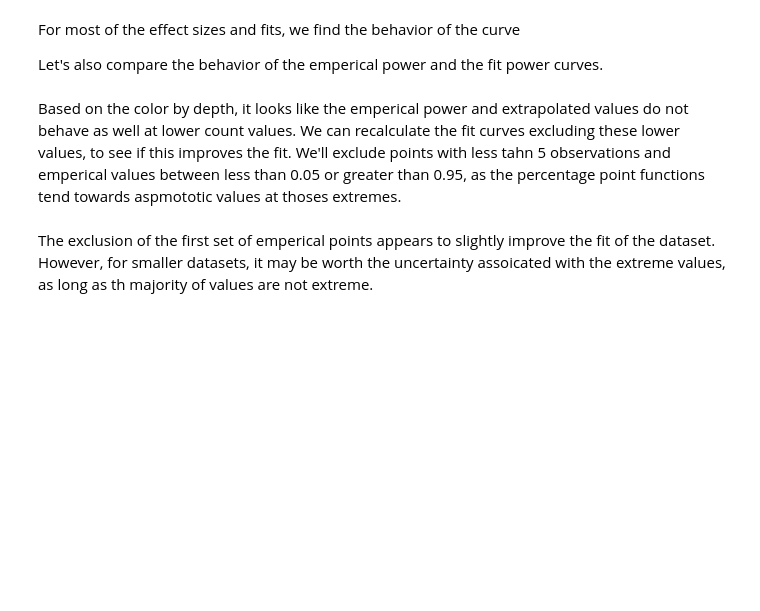
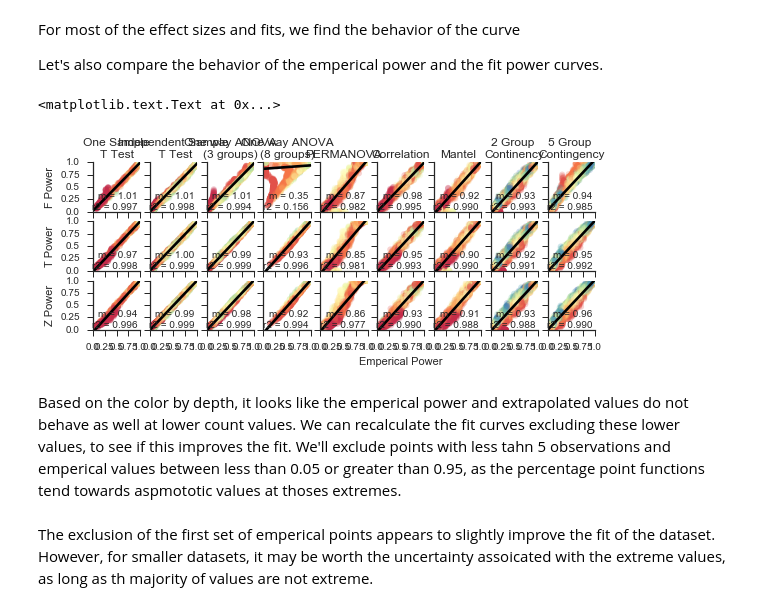
Before and after one commit to JWDebelius/monte_carlo_power, a Jupyter notebook: ipynb/4-Comparisons of Power Calculations.ipynb, the cells around one changed output. Drawn from its saved outputs; the diff is of its cells as text; code cells hidden in the pictures; blank space fills up the shorter version.

```diff
--- a/ipynb/4-Comparisons of Power Calculations.ipynb
+++ b/ipynb/4-Comparisons of Power Calculations.ipynb
@@ -214,28 +221,33 @@ For most of the effect sizes and fits, we find the behavior of the curve
 Let's also compare the behavior of the emperical power and the fit power curves.
 # %%
 # Sets up the figure and axes
-er_fig, er_axes = plt.subplots(3, 5)
-er_fig.set_size_inches(10, 6)
+er_fig, er_axes = plt.subplots(3, 9)
+er_fig.set_size_inches(9, 3)
 sn.despine()
 
-for idc, test_name in enumerate(tests):
+for idc, test_name in enumerate(all_tests):
     summary = distributions[test_name]['summary']
-    for metric, ax_reg in zip(*[extrapolated, er_axes.T[idc]]):
+    for metric, ax_reg in zip(*[effect_types, er_axes.T[idc]]):
         plot.gradient_regression(ax=ax_reg,
                             x='emperical',
                             y='%s_power' % metric,
                             gradient='colors',
                             alpha=0.25,
                             data=summary
                             )
         plot.format_regression_axis(ax_reg)
-        if metric == 'z_power':
+        if metric == 'z':
             ax_reg.set_xticklabels(ax_reg.get_xticks())
-        if test_name == tests[0]:
+        if metric == 'f':
+            ax_reg.set_title(distributions[test_name]['clean_name'])
+        if test_name == all_tests[0]:
             ax_reg.set_yticklabels(ax_reg.get_yticks())
             ax_reg.set_ylabel('%s Power' % metric.replace('_', ' ').capitalize())
 
-er_axes[-1][2].set_xlabel('Emperical Power')
+er_axes[-1][5].set_xlabel('Emperical Power')
+# %% [output]
+<matplotlib.text.Text at 0x...>
+[figure, added]
 # %% [markdown]
 Based on the color by depth, it looks like the emperical power and extrapolated values do not behave as well at lower count values. We can recalculate the fit curves excluding these lower values, to see if this improves the fit. We'll exclude points with less tahn 5 observations and emperical values between less than 0.05 or greater than 0.95, as the percentage point functions tend towards aspmototic values at thoses extremes.
 # %%
```
Also changed, not shown: parts of 12 cells of this notebook, 1 other file.
